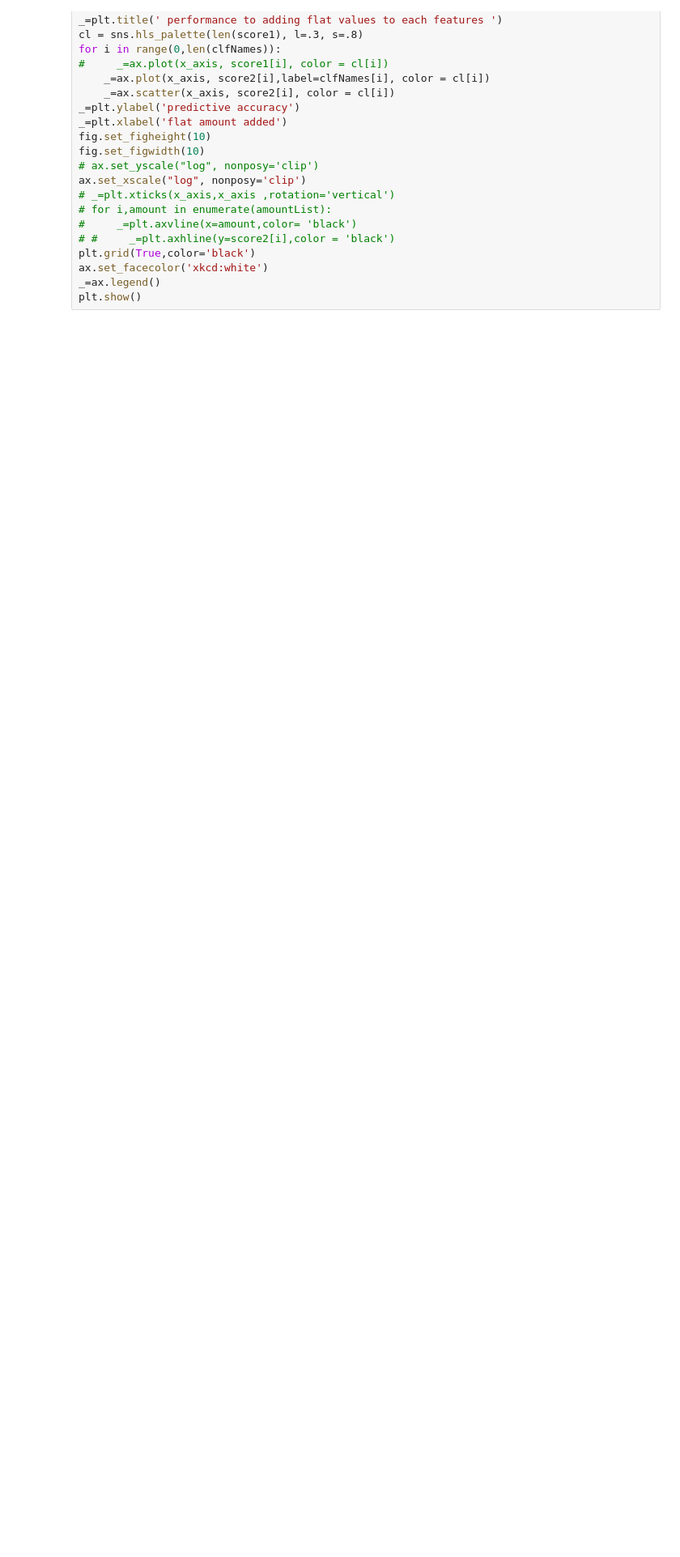
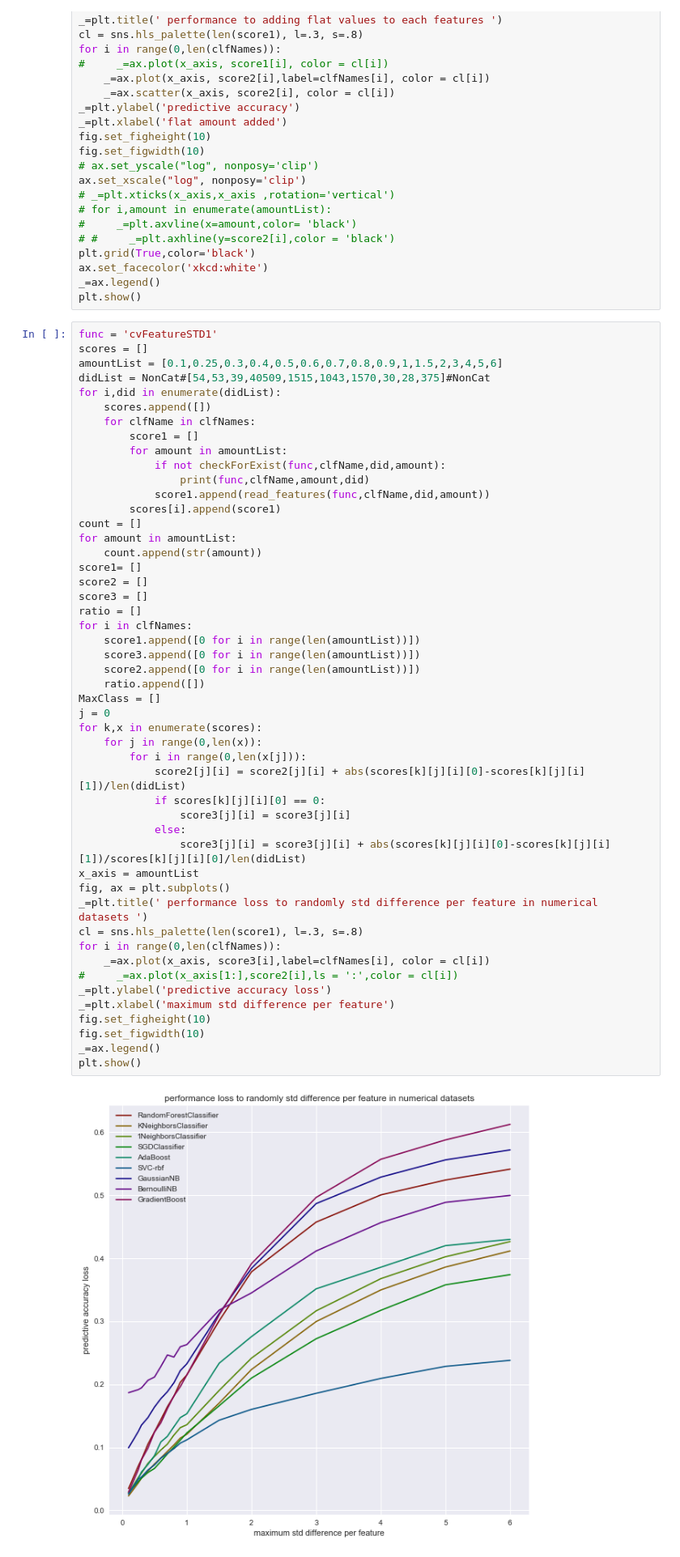
Before and after one commit to lieeuwos/Primitive_annotations, a Jupyter notebook: Noisy features.ipynb, the cells around one changed output. Shown: that part at 81% size. Cells and saved outputs as stored; diff of their text form; blank space fills up the shorter version.

```diff
--- a/Noisy features.ipynb
+++ b/Noisy features.ipynb
@@ -254,3 +254,54 @@ plt.grid(True,color='black')
 ax.set_facecolor('xkcd:white')
 _=ax.legend()
 plt.show()
+# %%
+func = 'cvFeatureSTD1'
+scores = []
+amountList = [0.1,0.25,0.3,0.4,0.5,0.6,0.7,0.8,0.9,1,1.5,2,3,4,5,6]
+didList = NonCat#[54,53,39,40509,1515,1043,1570,30,28,375]#NonCat
+for i,did in enumerate(didList):
+    scores.append([])
+    for clfName in clfNames:
+        score1 = []
+        for amount in amountList:
+            if not checkForExist(func,clfName,did,amount):
+                print(func,clfName,amount,did)
+            score1.append(read_features(func,clfName,did,amount))
+        scores[i].append(score1)
+count = []
+for amount in amountList:
+    count.append(str(amount))
+score1= []
+score2 = []
+score3 = []
+ratio = []
+for i in clfNames:
+    score1.append([0 for i in range(len(amountList))])
+    score3.append([0 for i in range(len(amountList))])
+    score2.append([0 for i in range(len(amountList))])
+    ratio.append([])
+MaxClass = []
+j = 0
+for k,x in enumerate(scores):
+    for j in range(0,len(x)):
+        for i in range(0,len(x[j])):
+            score2[j][i] = score2[j][i] + abs(scores[k][j][i][0]-scores[k][j][i][1])/len(didList)
+            if scores[k][j][i][0] == 0:
+                score3[j][i] = score3[j][i]
+            else:
+                score3[j][i] = score3[j][i] + abs(scores[k][j][i][0]-scores[k][j][i][1])/scores[k][j][i][0]/len(didList)
+x_axis = amountList
+fig, ax = plt.subplots()
+_=plt.title(' performance loss to randomly std difference per feature in numerical datasets ')
+cl = sns.hls_palette(len(score1), l=.3, s=.8)
+for i in range(0,len(clfNames)):
+    _=ax.plot(x_axis, score3[i],label=clfNames[i], color = cl[i])
+#     _=ax.plot(x_axis[1:],score2[i],ls = ':',color = cl[i])
+_=plt.ylabel('predictive accuracy loss')
+_=plt.xlabel('maximum std difference per feature')
+fig.set_figheight(10)
+fig.set_figwidth(10)
+_=ax.legend()
+plt.show()
+# %% [output]
+[figure, added]
```
Also changed, not shown: parts of 2 cells of this notebook, 2 other files.
